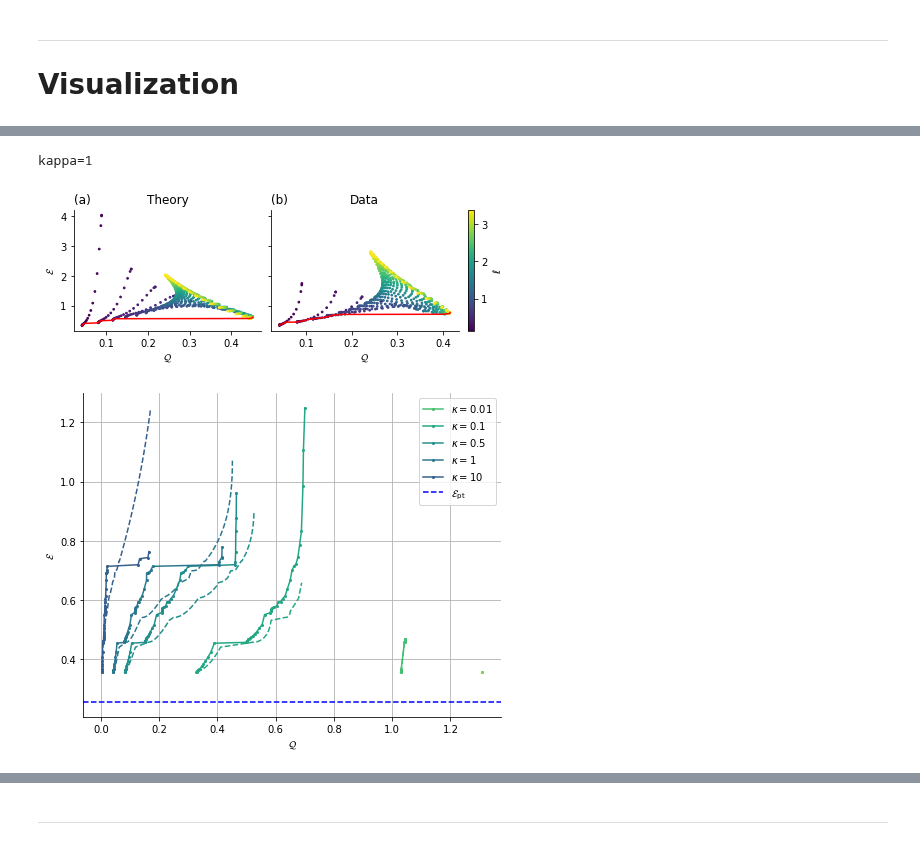
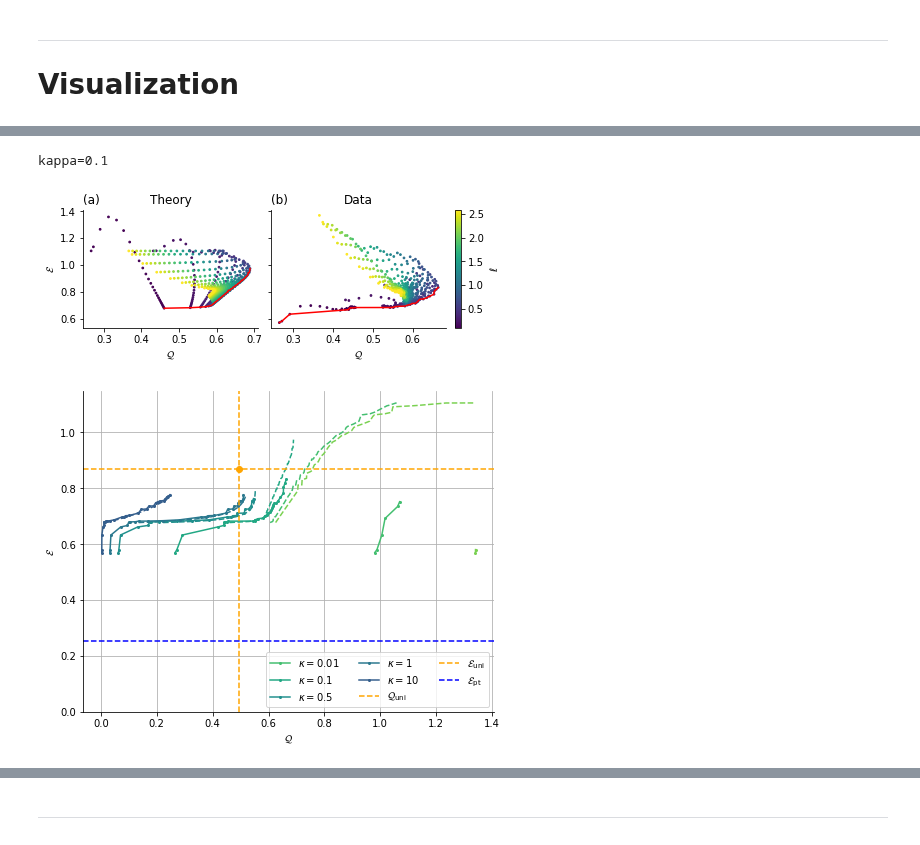
Before and after one commit to poss-group/matsim-bimodal-1, a Jupyter notebook: python_analysis/AnalyzeCarbonFootprintVaryDCut.ipynb, the cells around one changed output, grey strips where cells are left out. Cells and saved outputs as stored; diff of their text form; code cells hidden in the pictures.

```diff
--- a/python_analysis/AnalyzeCarbonFootprintVaryDCut.ipynb
+++ b/python_analysis/AnalyzeCarbonFootprintVaryDCut.ipynb
@@ -115,7 +141,7 @@ beta = 1/6*(np.sqrt(2)+np.log(1+np.sqrt(2)))
 def inverseGammaDistUnnormalized(x, d_mean=mean_dist, k=3.1):
     if (x==0):
         return 0
-    elif (x>50000):
+    elif (x>5000):
         return 0
     else:
         z = x/d_mean
@@ -148,4 +174,5 @@ getBimFrac = np.vectorize(getBimFrac_)
 getUniFrac = np.vectorize(getUniFrac_)
 getBimFracAvDist = np.vectorize(getBimFracAvDist_)
 getUniFracAvDist = np.vectorize(getUniFracAvDist_)
+average_dist_theory = scipy.integrate.quad(rpr_,0,np.infty)[0]
 # %% [output]
@@ -153,3 +180,6 @@ Normalization factor for InverseGamma distribution:  2566.2689848450755
+# %%
+df = df[df["l"] < 2.6]
+df = df[df["dcut"] < 2.6]
 # %%
 %matplotlib inline
 # data_ = np.einsum("ijk->jik", data)
@@ -259,0 +357,19 @@ plt.show()
+# %%
+from scipy.optimize import curve_fit
+
+def func(av_d, a):
+    return a*av_d
+
+popt, pcov = curve_fit(func, avDist.flatten(), Z.to_numpy().flatten())
+print(popt)
+
+plt.scatter(avDist.flatten(), Z.to_numpy().flatten())#, c=X.flatten())
+# plt.scatter(avDist2000, eff2000, label="2000 dist")
+# plt.scatter(avDist3000, eff3000, label="3000 dist")
+cont_x = np.linspace(0,avDist.flatten().max()*1.05, 10)
+plt.plot(cont_x, func(cont_x,  *popt), c="red")
+plt.xlim(0,None)
+plt.ylim(0,None)
+# plt.legend()
+
+plt.show()
@@ -311,9 +438,9 @@ getQuality = np.vectorize(getQuality_)
 # %%
 b_median = np.median(data["occupancy"].to_numpy().flatten())
 delta_median = np.median(data["detour"].to_numpy().flatten())
+tw_median = np.median(data["drt_wait_time"].to_numpy().flatten())
+tw_appr = data["occupancy"]*data["drt_ride_time"]*data["detour"]/3
 v_drt = 30/3.6
-tw = data["drt_wait_time"]*v_drt/req_mean_dist
-tw_median = np.median(tw.to_numpy().flatten())
 #TODO also drt waiting time
 print(b_median)
 print(delta_median)
@@ -374,14 +549,14 @@ kappa = 0.5
 kappa = 1
 kappa = 10
 # %%
-fig, axes = plt.subplots(1,2,constrained_layout=True, sharey=True, figsize=(6.4,2.4))
+fig, axes = plt.subplots(1,2,constrained_layout=True, sharey=True, figsize=(6.4,2.4))#, sharey=True)
 
 ax = axes[0]
-idx_th = 4
+idx_th = 2
 print(f"kappa={kappas[idx_th%len(kappas)]}")
 # print(f"delta/b from: {'assumption' if idx_th < len(kappas) else 'data'}")
 
-im = ax.scatter(perf_list[idx_th][:,0], perf_list[idx_th][:,1], s=3, c=X)
+im = ax.scatter(perf_list[idx_th][:,0], perf_list[idx_th][:,1], s=3, c=X, rasterized=True)
 
 pareto_q = perf_list[idx_th][pare_list[idx_th],0]
 sorted_idx = np.argsort(pareto_q)
@@ -390,37 +565,38 @@ pareto_e = perf_list[idx_th][pare_list[idx_th],1][sorted_idx]
 ax.plot(pareto_q, pareto_e, c='red')
 ax.set_xlabel("$\mathcal{Q}$")
 ax.set_ylabel("$\mathcal{E}$")
 ax.spines["top"].set_visible(False)
 ax.spines["right"].set_visible(False)
 ax.set_title("Theory")
 ax.text(0, 1.05, "(a)", transform=ax.transAxes, fontsize="large")
+# ax.set_ylim(0,None)
 
 ax = axes[1]
 idx_dat = idx_th + len(kappas)
 
-im = ax.scatter(perf_list[idx_dat][:,0], perf_list[idx_dat][:,1], s=3, c=X)
+im = ax.scatter(perf_list[idx_dat][:,0], perf_list[idx_dat][:,1], s=3, c=X, rasterized=True)
 
 pareto_q = perf_list[idx_dat][pare_list[idx_dat],0]
 sorted_idx = np.argsort(pareto_q)
 pareto_q = pareto_q[sorted_idx]
 pareto_e = perf_list[idx_dat][pare_list[idx_dat],1][sorted_idx]
 ax.plot(pareto_q, pareto_e, c='red')
 ax.set_xlabel("$\mathcal{Q}$")
 # ax.set_ylabel("$\mathcal{E}$")
 ax.spines["top"].set_visible(False)
 ax.spines["right"].set_visible(False)
 ax.set_title("Data")
 ax.text(0, 1.05, "(b)", transform=ax.transAxes, fontsize="large")
 
 fig.colorbar(im, label="$\ell$")
 
 
-fig.savefig("Figures/TheorySimParetoKappa1.pgf")
+# fig.savefig("Figures/TheorySimParetoKappa1.pgf", dpi=300)
 
 plt.show()
 # %% [output]
-kappa=1
+kappa=0.1
-[figure, old version]
+[figure, new version]
 # %%
 def getC(x):
     a = 0.2
@@ -450,21 +626,25 @@ for i,b in enumerate(bs):
             ax.plot(Q_pareto, E_pareto, styles[i], color=getC(j/len(kappas)), ms=2)
 
 ax.grid()
-# ax.axvline(1/delta, ls="--", color="orange", label="$\mathcal{Q}_\mathrm{uni}$")
-# ax.axhline(1/eta, ls="--", color="orange", label="$\mathcal{E}_\mathrm{uni}$")
+unim_det = df_unim["detour"].item()
+unim_eff = df_unim["efficiency"].item()
+ax.axvline(1/unim_det, ls="--", color="orange", label="$\mathcal{Q}_\mathrm{uni}$")
+ax.axhline(1/unim_eff, ls="--", color="orange", label="$\mathcal{E}_\mathrm{uni}$")
+ax.scatter(1/unim_det, 1/unim_eff, color="orange")
 # ax.scatter(1/delta, 1/eta, color="orange")
 ax.axhline(4*epsp/np.pi, ls="--", color="blue", label="$\mathcal{E}_\mathrm{pt}$")
 ax.spines['right'].set_visible(False)
 ax.spines['top'].set_visible(False)
-# ax.set_ylim(0,1)
+ax.set_ylim(0,None)
 ax.set_xlabel("$\mathcal{Q}$")
 ax.set_ylabel("$\mathcal{E}$")
 # ax.legend(loc="upper left", bbox_to_anchor=(1,1), ncol=1)
-ax.legend(loc="upper right")
+ax.legend(ncol=3)
 
 # fig.savefig("Figures/TheorySimParetos_etaAvDist_delta2.pgf")
 # fig.savefig("Figures/TheorySimParetos_beta2_delta2.pgf")
+# fig.savefig("Figures/DrtPartParetoFrontsAvDist.jpg", dpi=300)
 
 plt.show()
 # %% [output]
-[figure, old version]
+[figure, new version]
```
Also changed, not shown: parts of 22 cells of this notebook, 9 other files.
